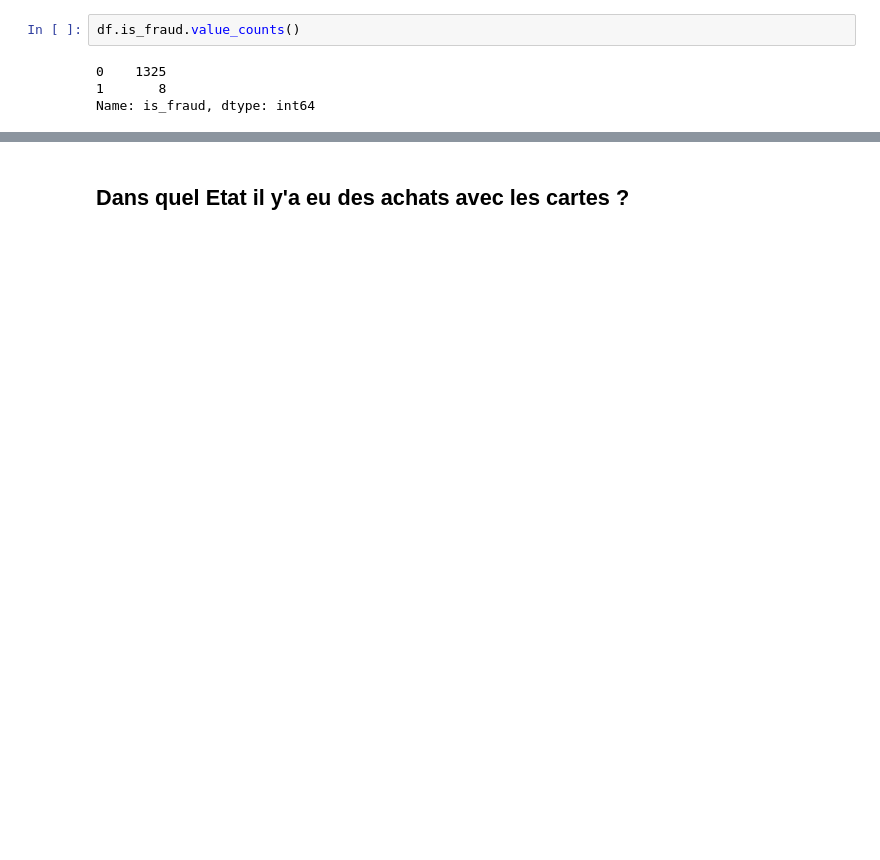
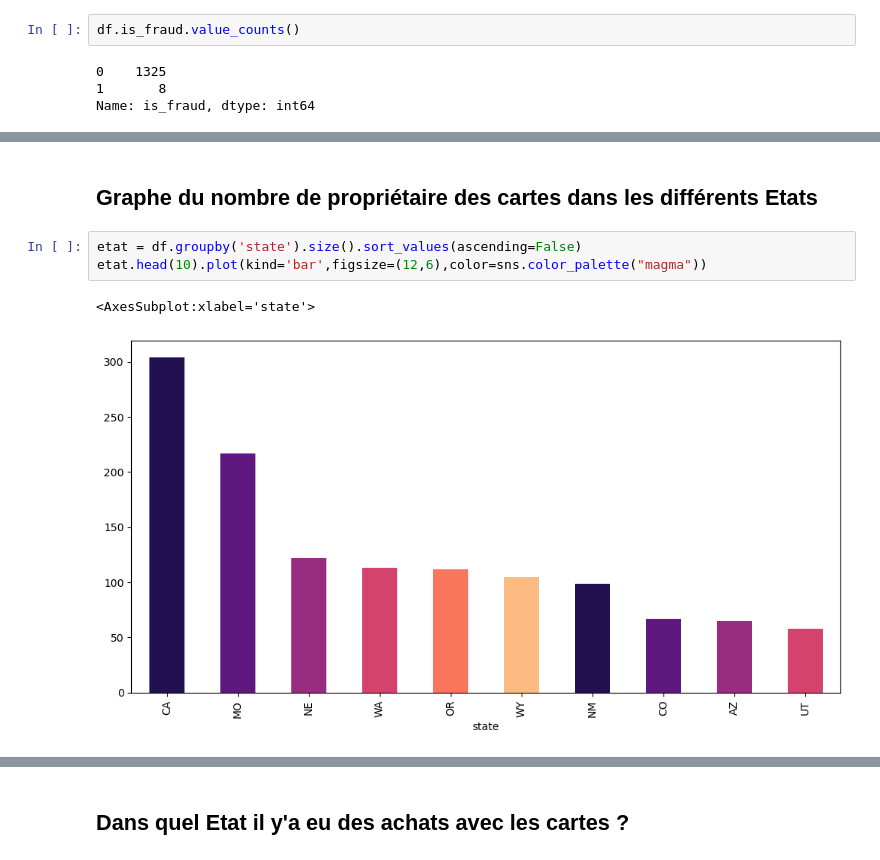
Before and after one commit to AbdoulAzizBaoula/creditCardFraude, a Jupyter notebook: index.ipynb, the cells around one changed output, grey strips where cells are left out. Drawn from its saved outputs; the diff is of its cells as text; blank space fills up the shorter version.

```diff
--- a/index.ipynb
+++ b/index.ipynb
@@ -111,0 +155,8 @@ array([[<AxesSubplot:title={'center':'is_fraud'}>]], dtype=object)
+# %% [markdown]
+## Graphe du nombre de propriétaire des cartes dans les différents Etats
+# %%
+etat = df.groupby('state').size().sort_values(ascending=False)
+etat.head(10).plot(kind='bar',figsize=(12,6),color=sns.color_palette("magma"))
+# %% [output]
+<AxesSubplot:xlabel='state'>
+[figure, added]
```
Also changed, not shown: parts of 67 cells of this notebook, 17 other files.
